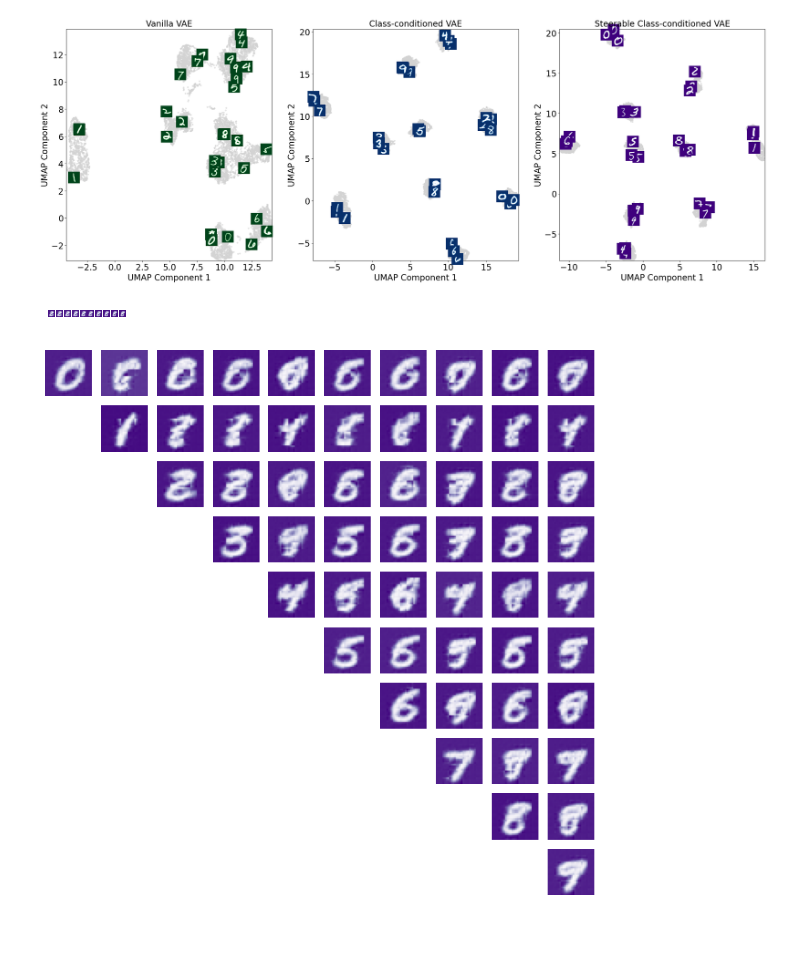
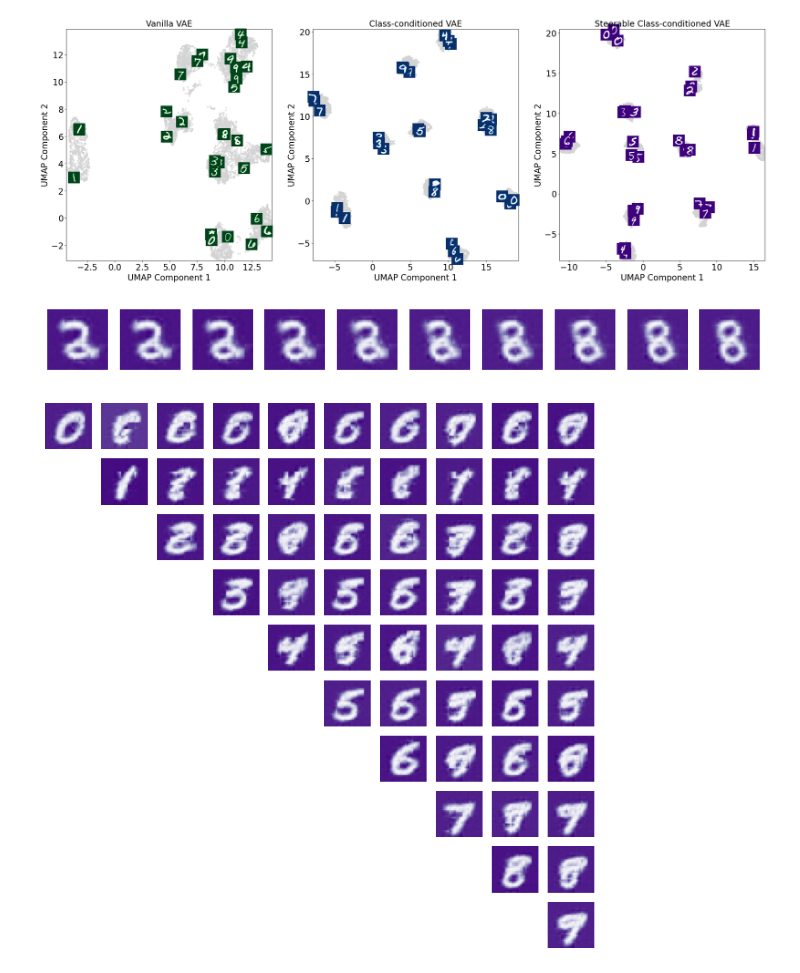
Before and after one commit to jordanlei/img-gen-transformer, a Jupyter notebook: demos/model_analysis.ipynb, the cells around one changed output. Cells and saved outputs as stored; diff of their text form; code cells hidden in the pictures; blank space fills up the shorter version.

```diff
--- a/demos/model_analysis.ipynb
+++ b/demos/model_analysis.ipynb
@@ -166,16 +166,16 @@ plt.savefig("model_embeddings.png", dpi=50)
 # %%
 random_latent = torch.randn(1, runner.model.embed_dim, device=runner.device)
 
 interp = torch.stack([alpha * runner.one_hot(8) + (1 - alpha) * runner.one_hot(2) for alpha in np.arange(0, 1, 0.1)])
 repeated_latent = random_latent.repeat(interp.shape[0], 1)
 generated_images = runner.model.decode(repeated_latent, interp)
-fig, ax = plt.subplots(1, len(generated_images), figsize=(1, 10))
+fig, ax = plt.subplots(1, len(generated_images), figsize=(10, 1))
 for i, img in enumerate(generated_images):
     ax[i].imshow(img.detach().cpu().numpy().transpose(1, 2, 0), cmap=cmap)
     ax[i].axis("off")
 plt.savefig("generated_interp.png", dpi = 50)
 # %% [output]
-[figure, old version]
+[figure, new version]
 # %%
 interp = torch.stack([0.5 * runner.one_hot(i) + 0.5 * runner.one_hot(j) for i in range(10) for j in range(10)])
 repeated_latent = random_latent.repeat(interp.shape[0], 1)
```
Also changed, not shown: 1 other file.
